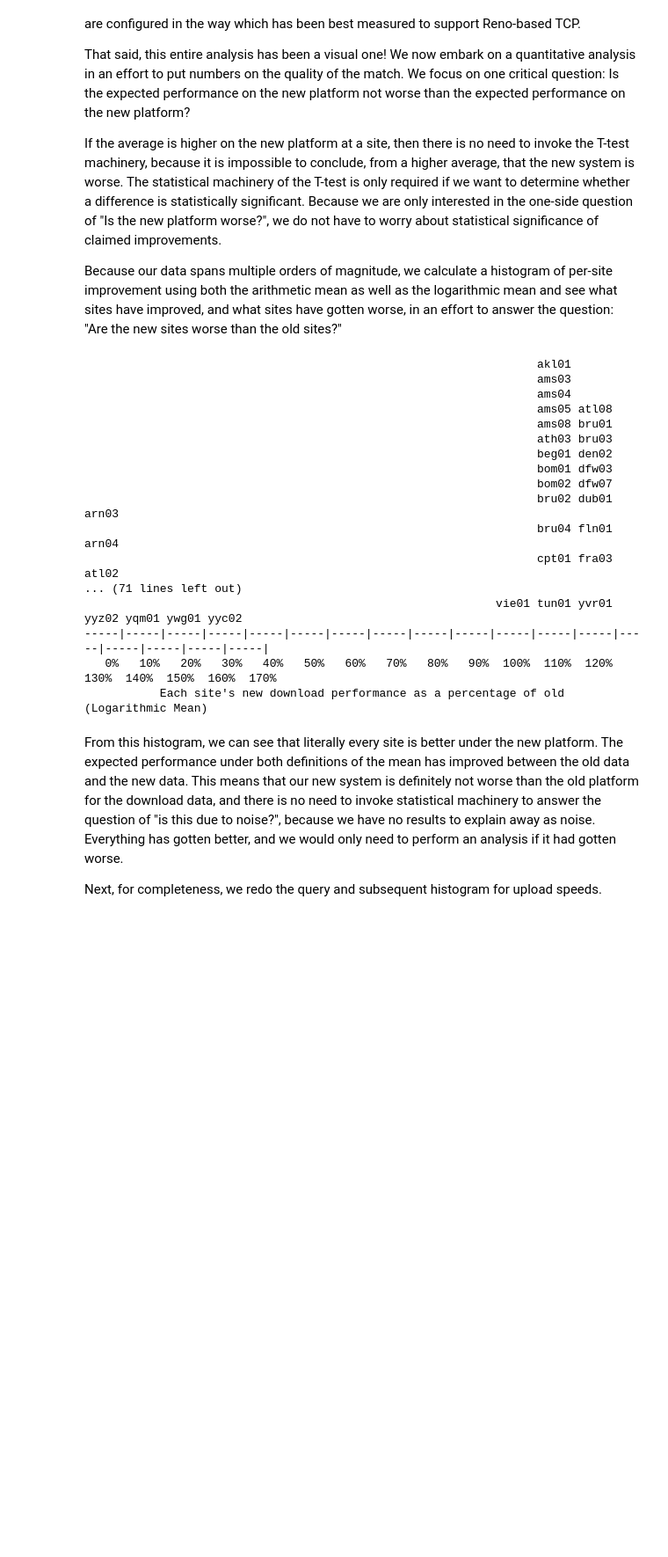
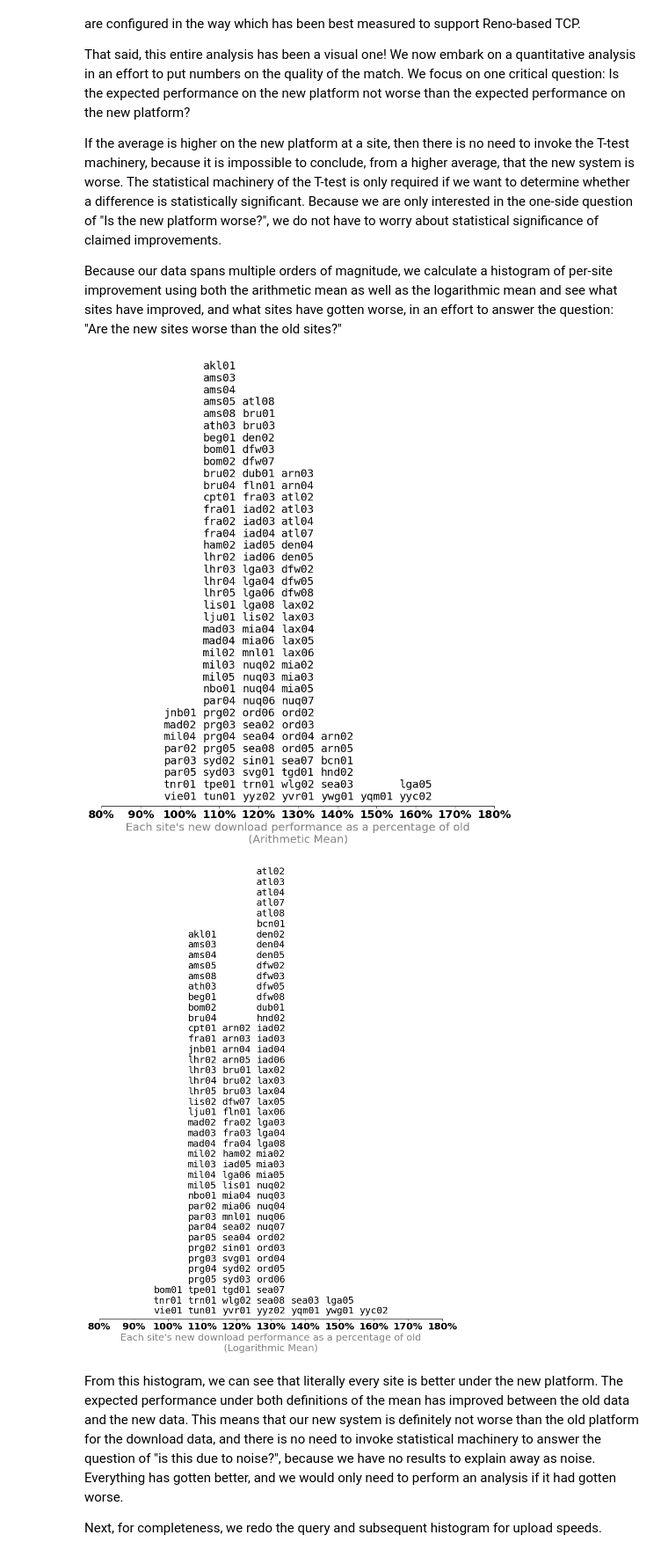
Before and after one commit to m-lab/website, a Jupyter notebook: notebooks/2019-10-14-pilot-assessment.ipynb, the cells around one changed output. Shown at 88% size. Saved outputs shown, nothing was run; the diff lists cells and outputs as text; code cells hidden in the pictures; blank space fills up the shorter version.

```diff
--- a/notebooks/2019-10-14-pilot-assessment.ipynb
+++ b/notebooks/2019-10-14-pilot-assessment.ipynb
@@ -186,59 +186,57 @@ significant. Because we are only interested in the one-side question of "Is the
 
 Because our data spans multiple orders of magnitude, we calculate a histogram of per-site improvement using both the arithmetic mean as well as the logarithmic mean and see what sites have improved, and what sites have gotten worse, in an effort to answer the question: "Are the new sites worse than the old sites?"
 # %%
+%matplotlib inline
 def print_histogram(average, name): # Can pass in average or log_average
+
     import io
     out = io.StringIO()
     sites = sorted((average[site]['docker'] / average[site]['vserver'] * 100, site) for site in average)
+
     data = {}
     for i in range(0, 180, 10):
         data[i] = []
     for percent, site in sites:
         data[(percent//10) * 10].append(site)
 
     for x in data:
         data[x] = list(reversed(sorted(data[x])))
 
     maxlen = max(len(x) for x in data.values())
-    for row in range(maxlen-1, -1, -1):
-        for i in range(0, 180, 10):
-            if len(data[i]) > row:
-                print(data[i][row], end=" ", file=out)
-            else:
-                print("     ", end=" ", file=out)
-        print(file=out)
+    minx = min([i for i in data if len(data[i]) > 0])
+    if minx > 100:
+        minx = 100
+    maxx = max([i for i in data if len(data[i]) > 0])
+    if maxx < 160:
+        maxx = 160
 
-    for i in range(0, 180, 10):
-        print("-----", end="|", file=out)
-    print(file=out)
+    import matplotlib.pyplot as plt
+    plt.rcParams['figure.figsize'] = [(maxx-minx+4)*.2,.4*maxlen]
 
-    for i in range(0, 180, 10):
-        print("%4d%%" % i, end=" ", file=out)
-    print(file=out)
-    print(name.center(100), file=out)
-    print(out.getvalue())
+    plt.xlim(left=minx-20, right=maxx+20)
+    plt.ylim(bottom=0, top=maxlen)
+    plt.plot([0, 200], label=None)
+    plt.yticks([])
+    plt.xlabel(name, color='gray', fontsize=20)
+    plt.xticks(range(minx-20, maxx+30, 10), [ str(x)+'%' for x in range(minx-20, maxx+30, 10)], fontsize=20, fontweight='bold')
 
-print_histogram(average, "Each site's new download performance as a percentage of old (Arithmetic Mean)")
+    for column in sorted(data):
+        for row in range(len(data[column])):
+            plt.text(column, row+.5, data[column][row], ha='center', fontsize=20, color='black', fontfamily='monospace')
+    f = plt.gcf()
+    ax = f.axes[0]
+    ax.spines['top'].set_visible(False)
+    ax.spines['right'].set_visible(False)
+    ax.spines['left'].set_visible(False)
+
+    plt.show()
+
+print_histogram(average, "Each site's new download performance as a percentage of old\n(Arithmetic Mean)")
 print()
-print_histogram(log_average, "Each site's new download performance as a percentage of old (Logarithmic Mean)")
+print_histogram(log_average, "Each site's new download performance as a percentage of old\n(Logarithmic Mean)")
 # %% [output]
-                                                                  akl01
-                                                                  ams03
-                                                                  ams04
-                                                                  ams05 atl08
-                                                                  ams08 bru01
-                                                                  ath03 bru03
-                                                                  beg01 den02
-                                                                  bom01 dfw03
-                                                                  bom02 dfw07
-                                                                  bru02 dub01 arn03
-                                                                  bru04 fln01 arn04
-                                                                  cpt01 fra03 atl02
-... (71 lines left out)
-                                                            vie01 tun01 yvr01 yyz02 yqm01 ywg01 yyc02
------|-----|-----|-----|-----|-----|-----|-----|-----|-----|-----|-----|-----|-----|-----|-----|-----|-----|
-   0%   10%   20%   30%   40%   50%   60%   70%   80%   90%  100%  110%  120%  130%  140%  150%  160%  170%
-           Each site's new download performance as a percentage of old (Logarithmic Mean)
+[figure, added]
+[figure, added]
 # %% [markdown]
 From this histogram, we can see that literally every site is better under the new platform.  The expected performance under both definitions of the mean has improved between the old data and the new data.  This means that our new system is definitely not worse than the old platform for the download data, and there is no need to invoke statistical machinery to answer the question of "is this due to noise?", because we have no results to explain away as noise.  Everything has gotten better, and we would only need to perform an analysis if it had gotten worse.
 
```
Also changed, not shown: parts of 3 cells of this notebook, 2 other files.
